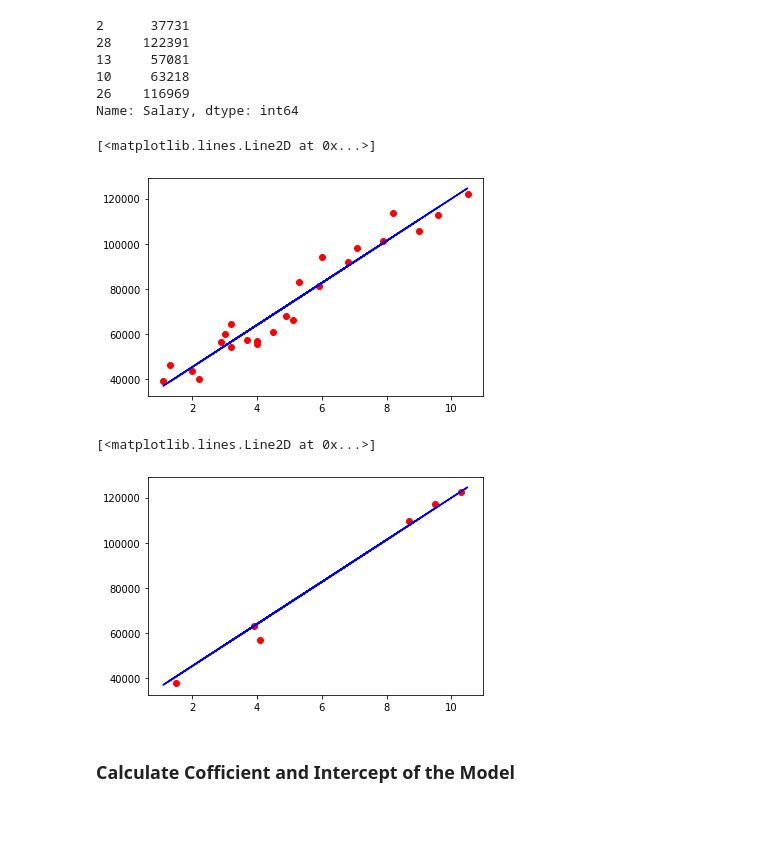
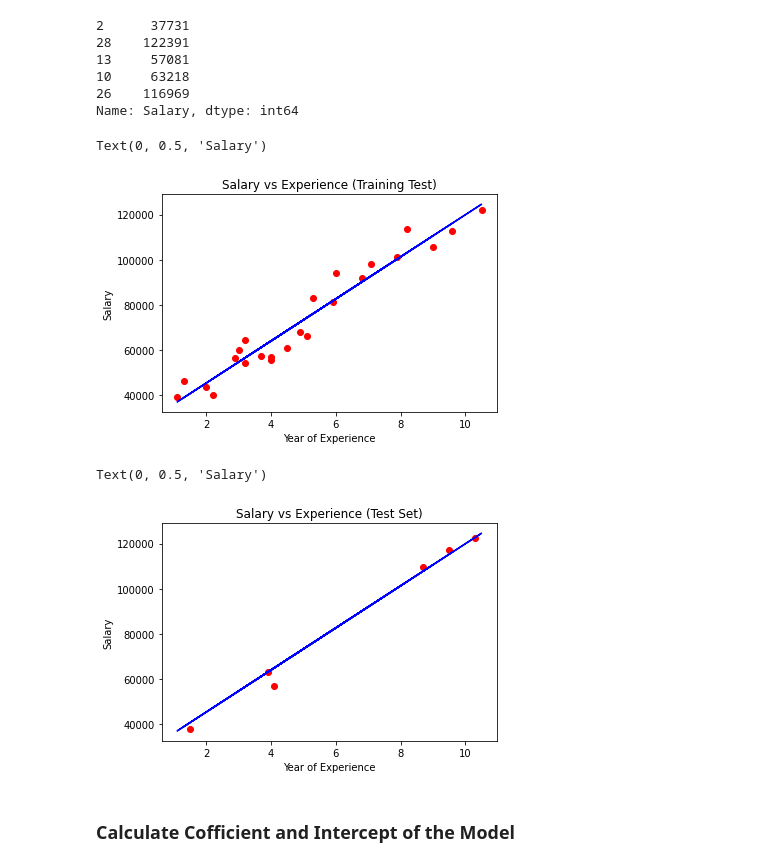
Before and after one commit to fazeelahmad72/Simple_Linear_Regression, a Jupyter notebook: SLR_code.ipynb, the cells around one changed output. Cells and saved outputs as stored; diff of their text form; code cells hidden in the pictures; blank space fills up the shorter version.

```diff
--- a/SLR_code.ipynb
+++ b/SLR_code.ipynb
@@ -118,19 +117,25 @@ pred = model.predict(X_train)
 # %%
 # Visulizing the training set results
 
 plt.scatter(X_train, y_train, color = 'red')
 plt.plot(X_train, pred, color = 'blue')
+plt.title("Salary vs Experience (Training Test)")
+plt.xlabel("Year of Experience")
+plt.ylabel("Salary")
 # %% [output]
-[<matplotlib.lines.Line2D at 0x...>]
+Text(0, 0.5, 'Salary')
-[figure, old version]
+[figure, new version]
 # %%
 # Visualizing the test set results
 
 plt.scatter(X_test, y_test, color = 'red')
 plt.plot(X_train, pred, color = 'blue')
+plt.title("Salary vs Experience (Test Set)")
+plt.xlabel("Year of Experience")
+plt.ylabel("Salary")
 # %% [output]
-[<matplotlib.lines.Line2D at 0x...>]
+Text(0, 0.5, 'Salary')
-[figure, old version]
+[figure, new version]
 # %% [markdown]
 ### Calculate Cofficient and Intercept of the Model
 # %%
```
Also changed, not shown: parts of 1 cell of this notebook, 4 other files.
